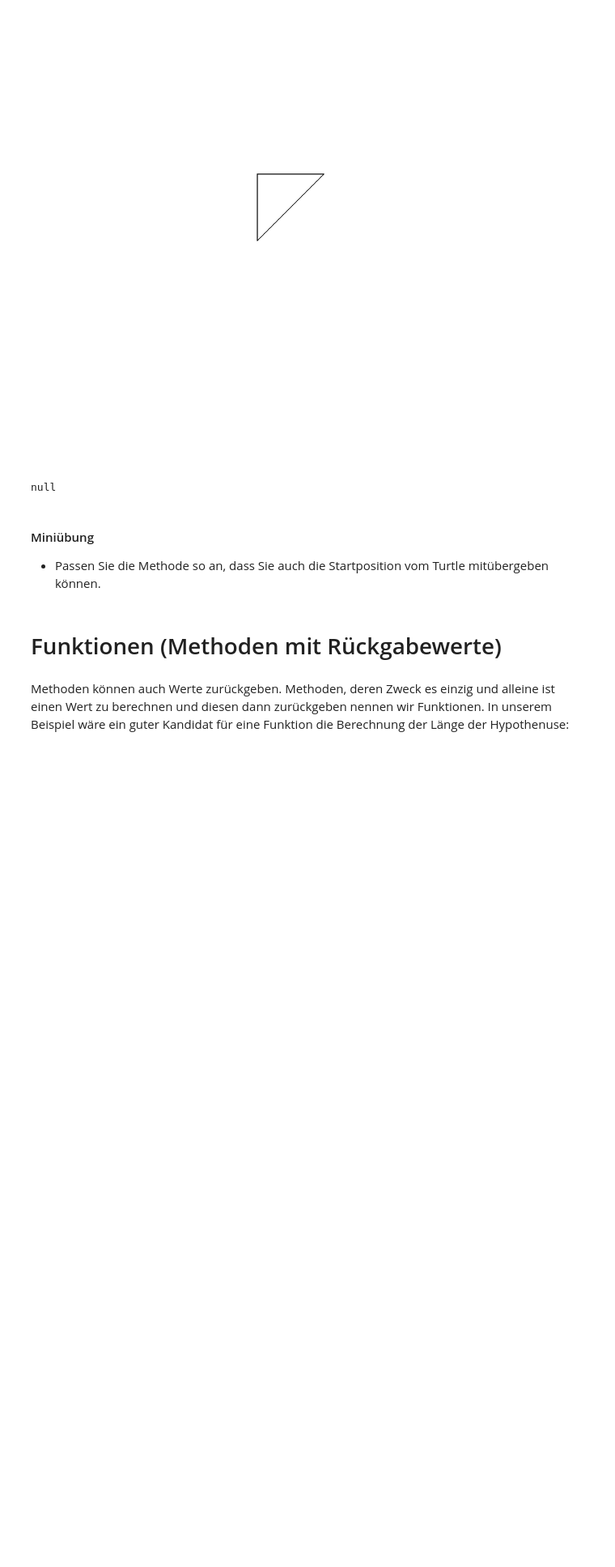
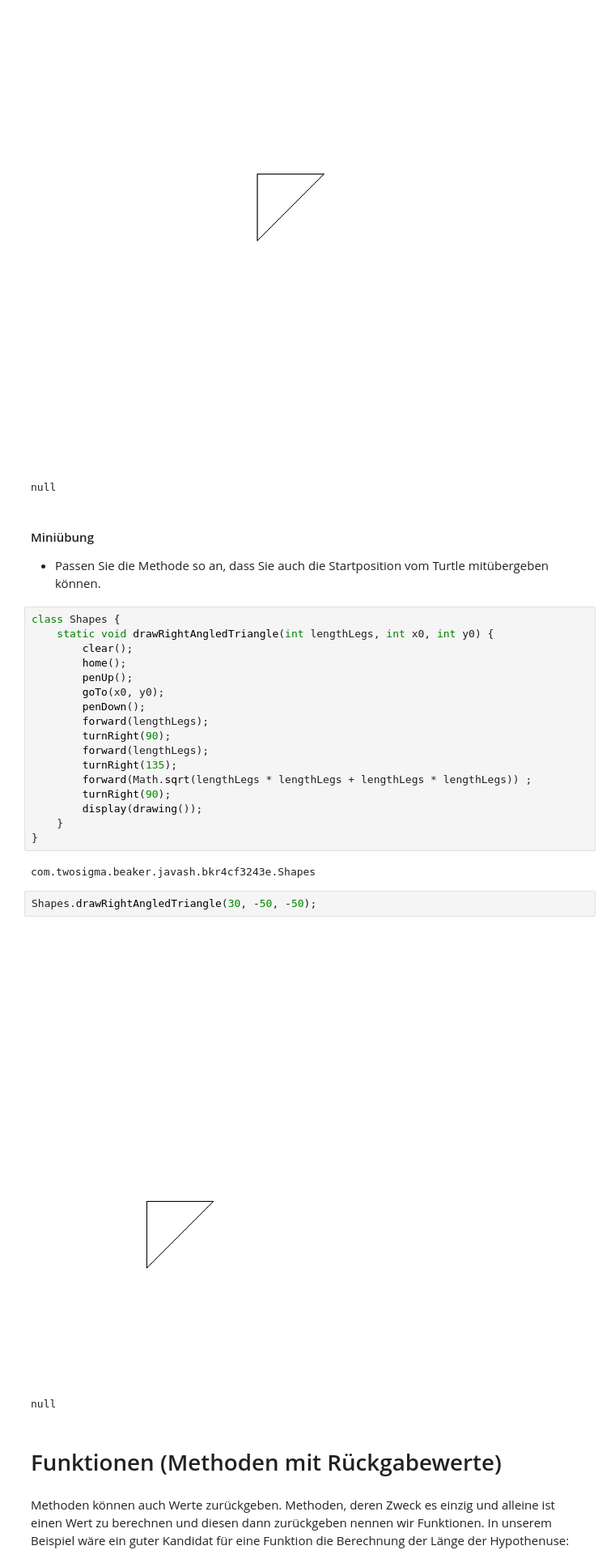
Before and after one commit to unibas-marcelluethi/gdp, a Jupyter notebook: notebooks/Methoden.ipynb, the cells around one changed output. Shown at 81% size. Saved outputs shown, nothing was run; the diff lists cells and outputs as text; blank space fills up the shorter version.

```diff
--- a/notebooks/Methoden.ipynb
+++ b/notebooks/Methoden.ipynb
@@ -101,6 +101,30 @@ null
 #### Miniübung
 
 * Passen Sie die Methode so an, dass Sie auch die Startposition vom Turtle mitübergeben können.
+# %%
+class Shapes {
+    static void drawRightAngledTriangle(int lengthLegs, int x0, int y0) {
+        clear();
+        home();
+        penUp();
+        goTo(x0, y0);
+        penDown();
+        forward(lengthLegs);
+        turnRight(90);
+        forward(lengthLegs);
+        turnRight(135);
+        forward(Math.sqrt(lengthLegs * lengthLegs + lengthLegs * lengthLegs)) ;
+        turnRight(90);
+        display(drawing());
+    }
+}
+# %% [output]
+com.twosigma.beaker.javash.bkr4cf3243e.Shapes
+# %%
+Shapes.drawRightAngledTriangle(30, -50, -50);
+# %% [output]
+[figure, added]
+null
 # %% [markdown]
 # Funktionen (Methoden mit Rückgabewerte)
 # %% [markdown]
```
Also changed, not shown: parts of 4 cells of this notebook.
